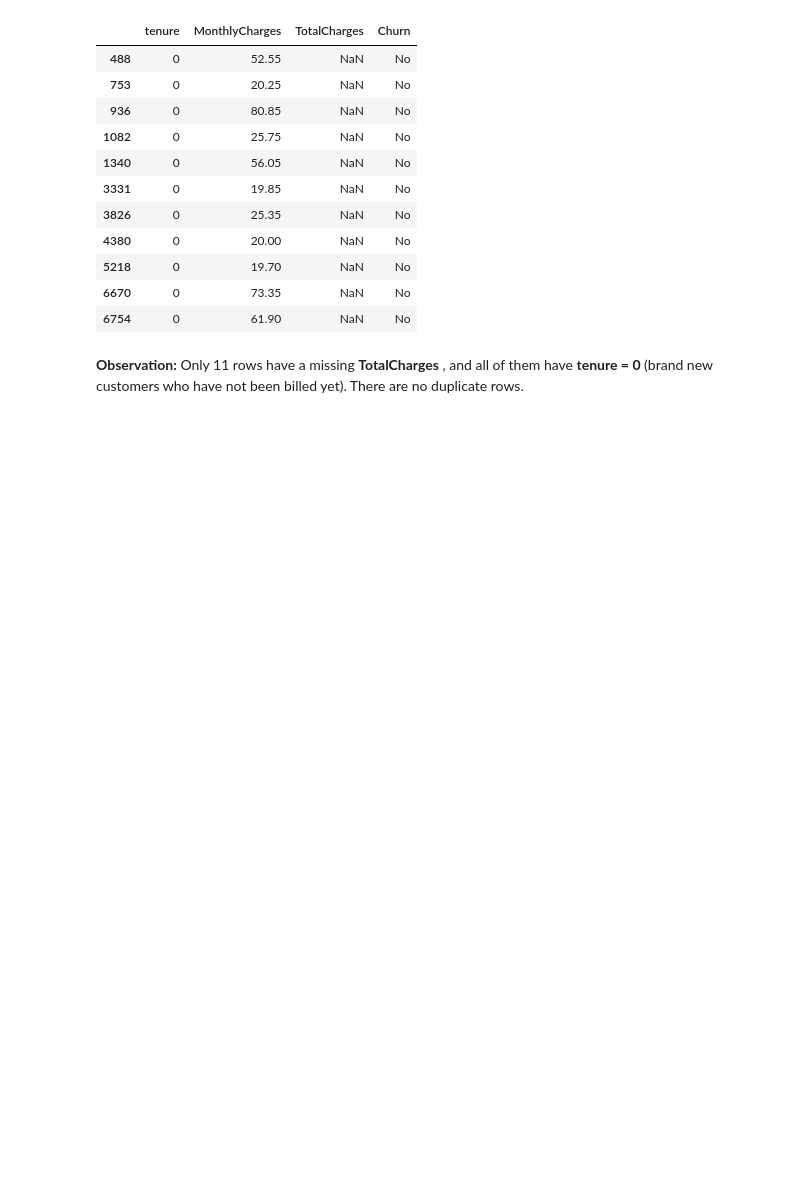
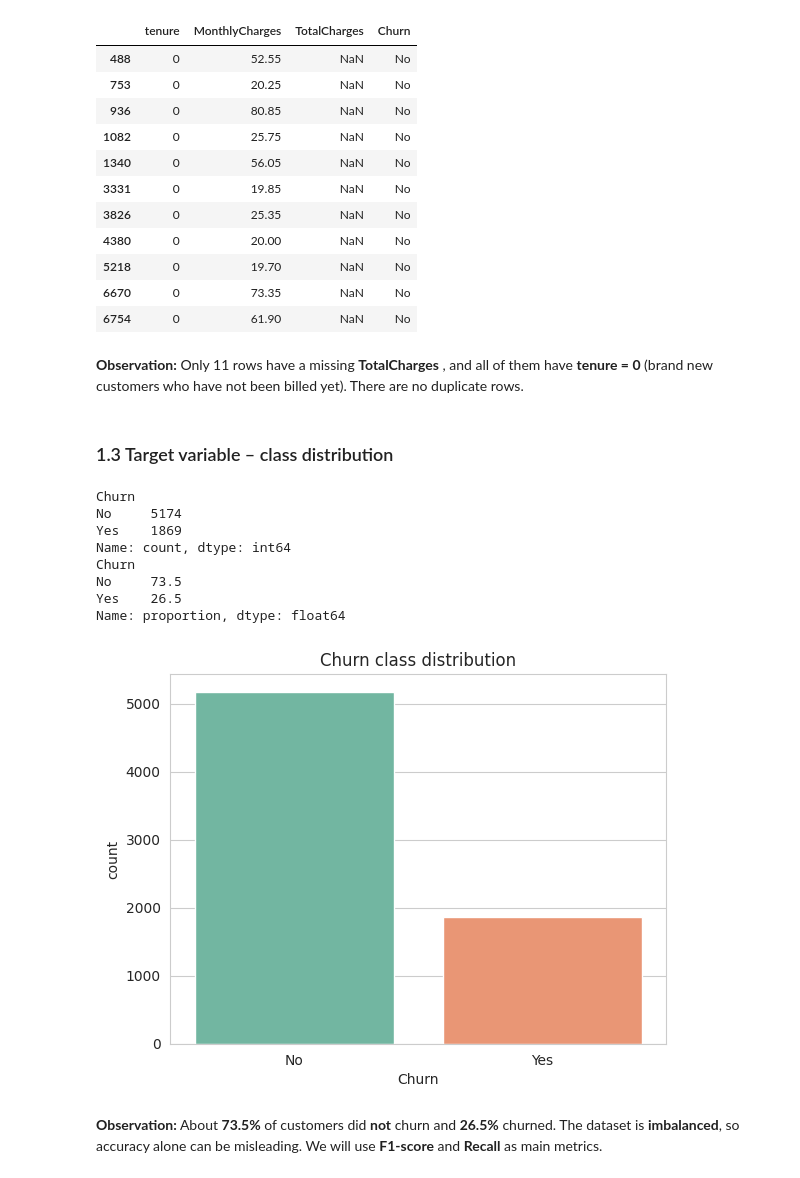
Before and after one commit to wageesha111/telco-churn-prediction, a Jupyter notebook: Telco_Churn_Coursework.ipynb, the cells around one changed output. Drawn from its saved outputs; the diff is of its cells as text; code cells hidden in the pictures; blank space fills up the shorter version.

Commit message:
EDA: analyse churn class distribution

```diff
--- a/Telco_Churn_Coursework.ipynb
+++ b/Telco_Churn_Coursework.ipynb
@@ -131,3 +131,25 @@ df[df["TotalCharges"].isnull()][["tenure", "MonthlyCharges", "TotalCharges", "Ch
 # %% [markdown]
 **Observation:** Only 11 rows have a missing  **TotalCharges** , and all of them have **tenure = 0**
 (brand new customers who have not been billed yet). There are no duplicate rows.
+# %% [markdown]
+### 1.3 Target variable – class distribution
+# %%
+print(df["Churn"].value_counts())
+print(df["Churn"].value_counts(normalize=True).round(3) * 100)
+
+sns.countplot(x="Churn", data=df, palette="Set2")
+plt.title("Churn class distribution")
+plt.show()
+# %% [output]
+Churn
+No     5174
+Yes    1869
+Name: count, dtype: int64
+Churn
+No     73.5
+Yes    26.5
+Name: proportion, dtype: float64
+[figure, added]
+# %% [markdown]
+**Observation:** About **73.5%** of customers did **not** churn and **26.5%** churned.
+The dataset is **imbalanced**, so accuracy alone can be misleading. We will use **F1-score** and **Recall** as main metrics.
```
